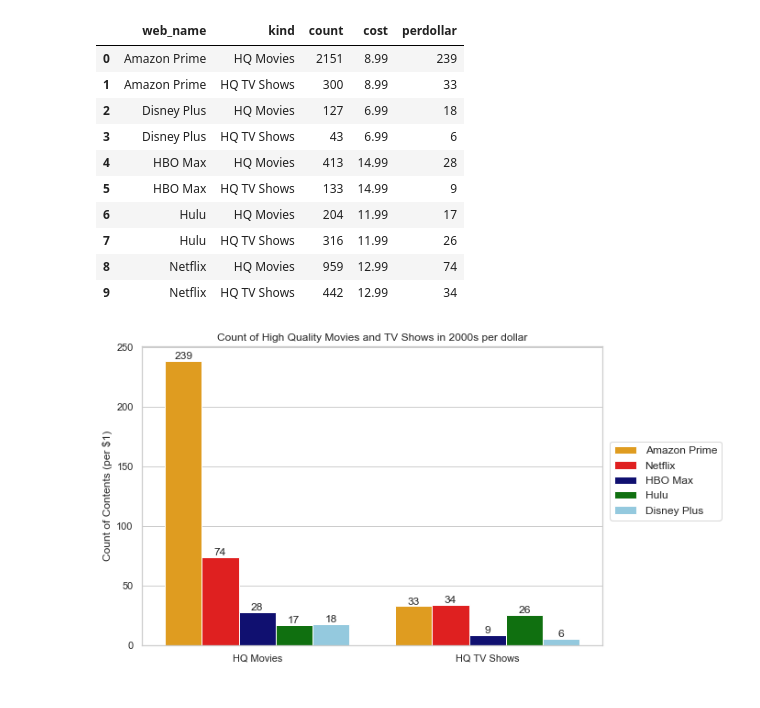
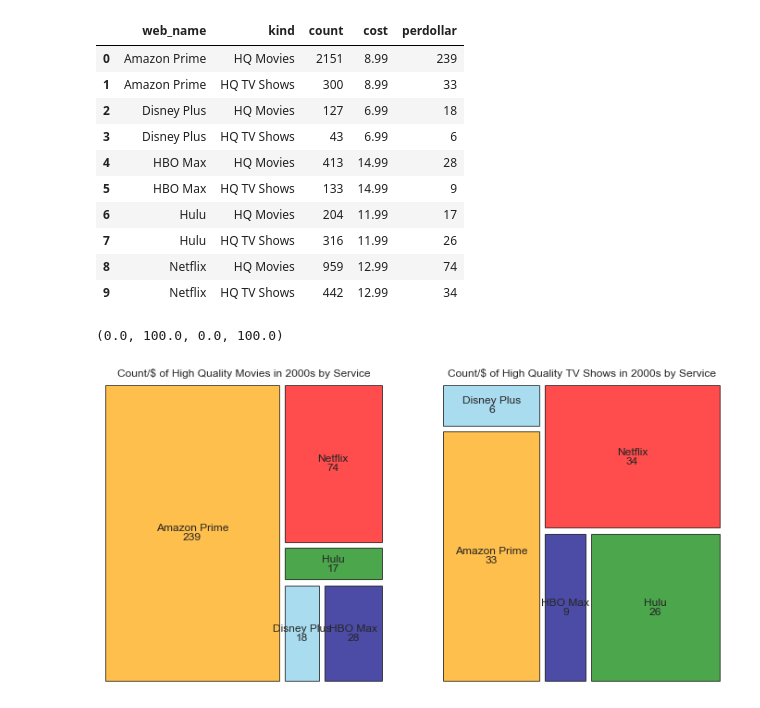
Before and after one commit to ryanhpark/Streaming_Sites_Web_Scraping, a Jupyter notebook: EDA_Streaming_Sites.ipynb, the cells around one changed output. Cells and saved outputs as stored; diff of their text form; code cells hidden in the pictures.

```diff
--- a/EDA_Streaming_Sites.ipynb
+++ b/EDA_Streaming_Sites.ipynb
@@ -458,6 +448,8 @@ HQ2000 = pd.DataFrame(HQ2000.stack()).reset_index().rename(columns = {'level_1':
 # %%
 count_cost = HQ2000.merge(membership)
 count_cost['perdollar'] = round(count_cost['count'] / count_cost['cost']).astype("int")
+tree_movie = count_cost.loc[count_cost['kind']=='HQ Movies',]
+tree_tv = count_cost.loc[count_cost['kind']=='HQ TV Shows',]
 count_cost
 # %% [output]
 |  | web_name | kind | count | cost | perdollar |
@@ -471,15 +463,20 @@ count_cost
 | 7 | Hulu | HQ TV Shows | 316 | 11.99 | 26 |
 | 8 | Netflix | HQ Movies | 959 | 12.99 | 74 |
 | 9 | Netflix | HQ TV Shows | 442 | 12.99 | 34 |
-# %%
-ax = sns.barplot(data= count_cost.sort_values("perdollar", ascending = False),\
-                 x = "kind", y = "perdollar", hue = "web_name", palette = palette)
-plt.title("Count of High Quality Movies and TV Shows in 2000s per dollar")
-plt.xlabel("")
-plt.ylabel("Count of Contents (per $1)")
-plt.legend(fontsize= 12, bbox_to_anchor=(1.27,0.7))
-for p in ax.patches:
-    ax.annotate(int(p.get_height()), xy = (p.get_x() + p.get_width() / 2, p.get_height()),
-                 ha='center', va='center', fontsize=12, xytext=(0, 5), textcoords='offset points')
-# %% [output]
-[figure, removed]
+# %%
+fig, axes = plt.subplots(1, 2, figsize=(12, 6))
+colors = ["orange","skyblue","navy", "green", "red"]
+squarify.plot(sizes=tree_movie["perdollar"], value = tree_movie["perdollar"],\
+              label=tree_tv["web_name"], color = colors,\
+              alpha = 0.7, pad = True, ax=axes[0], edgecolor = "black")
+axes[0].set_title("Count/$ of High Quality Movies in 2000s by Service")
+axes[0].axis('off')
+
+squarify.plot(sizes=tree_tv["perdollar"], value = tree_tv["perdollar"],\
+              label=tree_tv["web_name"], color = colors,\
+              alpha = 0.7, pad = True, ax=axes[1], edgecolor = "black")
+axes[1].set_title("Count/$ of High Quality TV Shows in 2000s by Service")
+axes[1].axis('off')
+# %% [output]
+(0.0, 100.0, 0.0, 100.0)
+[figure, added]
```
Also changed, not shown: parts of 10 cells of this notebook.
